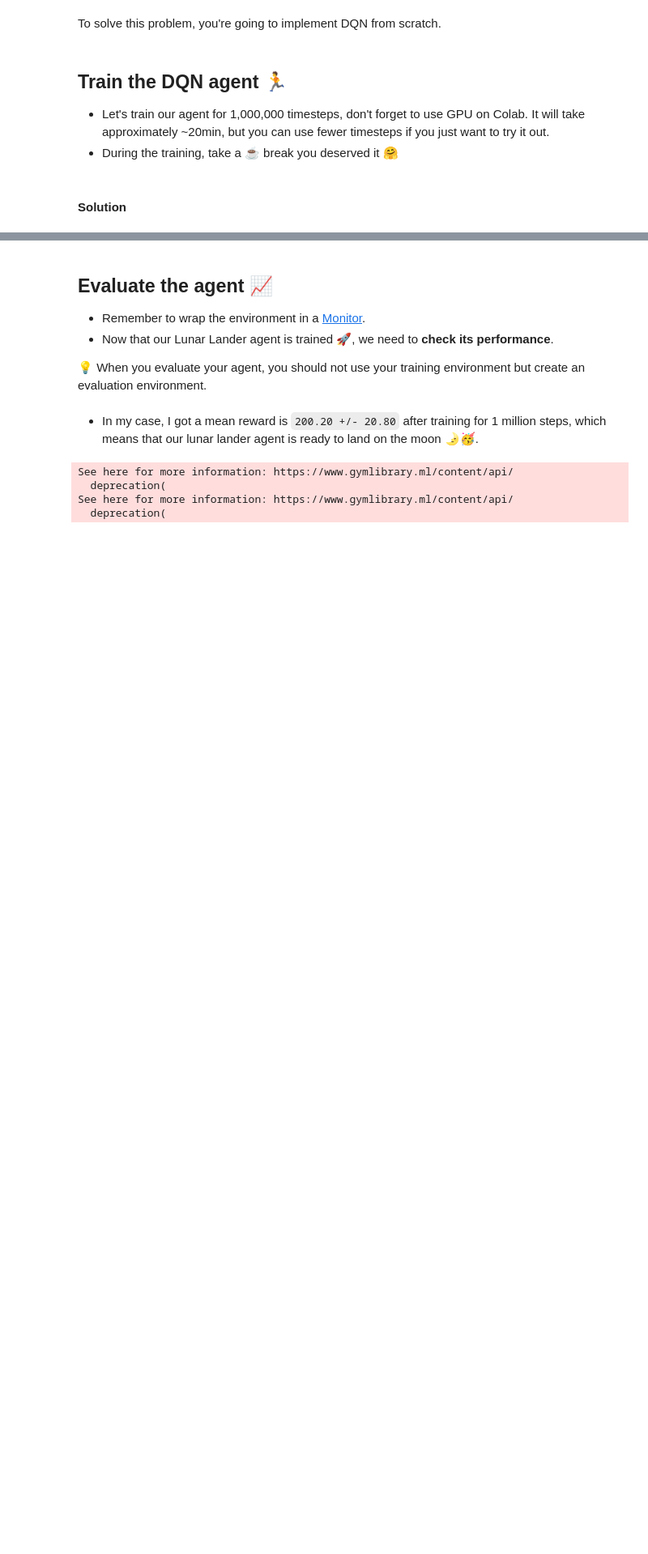
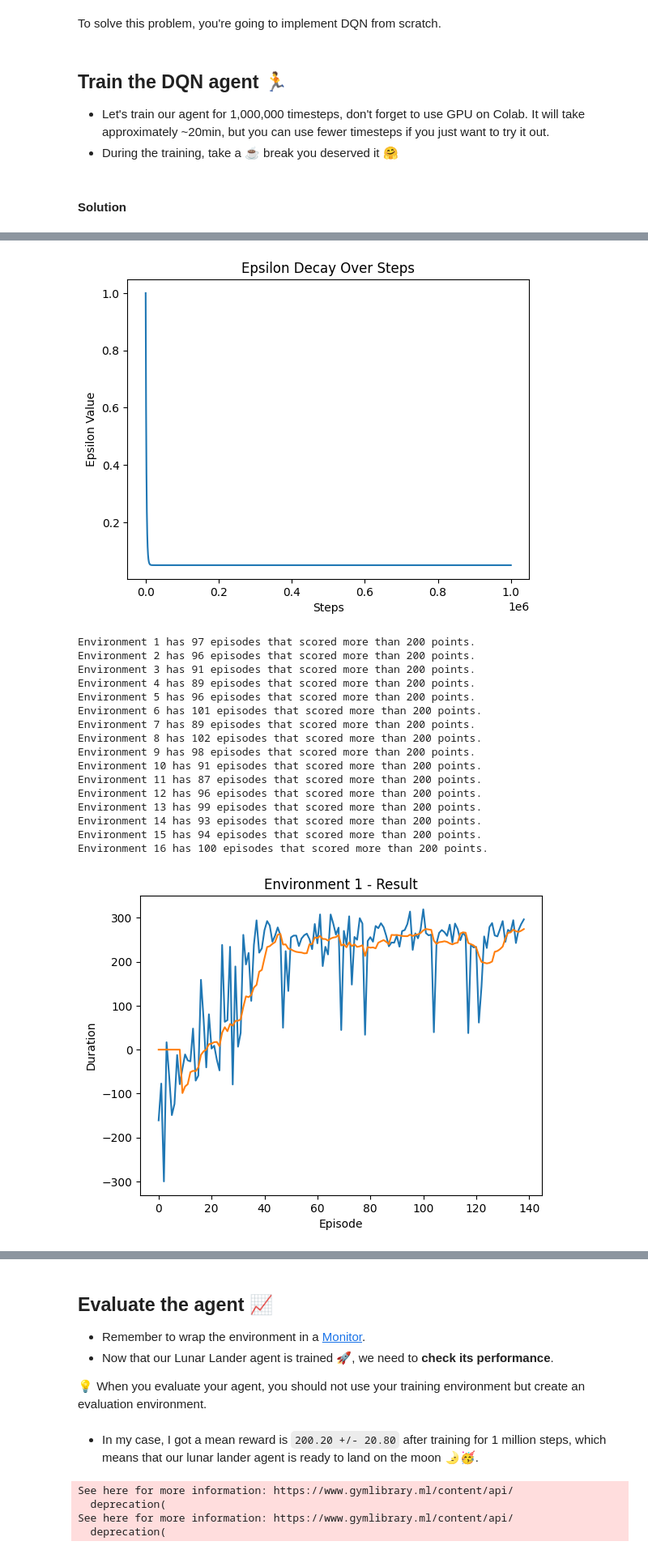
Before and after one commit to cyrilgabriele/RL, a Jupyter notebook: Lab13/DQN_lands_on_the_moon.ipynb, the cells around one changed output, grey strips where cells are left out. Shown at 81% size. Drawn from its saved outputs; the diff is of its cells as text; code cells hidden in the pictures; blank space fills up the shorter version.

```diff
--- a/Lab13/DQN_lands_on_the_moon.ipynb
+++ b/Lab13/DQN_lands_on_the_moon.ipynb
@@ -495,0 +476,72 @@ Complete
+# %%
+def plot_epsilon():
+    num_steps = 1000000
+    steps = range(num_steps)
+
+    # Calculate epsilon values for each step
+    epsilon_values = [get_epsilon(step) for step in steps]
+
+    # Plotting
+    plt.plot(steps, epsilon_values)
+    plt.title('Epsilon Decay Over Steps')
+    plt.xlabel('Steps')
+    plt.ylabel('Epsilon Value')
+    plt.show()
+
+
+def plot_durations(show_result=False):
+
+    # Plot durations for each environment
+    for env_index in range(envs.num_envs):
+        # Count solution episodes
+        solution_episodes = np.sum(np.array(episode_durations[env_index]) >= 200)
+        print(f'Environment {env_index + 1} has {solution_episodes} episodes that scored more than 200 points.')
+
+        plt.figure(env_index + 1)  # Start a new figure for each environment
+        durations_t = torch.tensor(episode_durations[env_index], dtype=torch.float)
+        if show_result:
+            plt.title(f'Environment {env_index + 1} - Result')
+        else:
+            plt.clf()
+            plt.title(f'Environment {env_index + 1} - Training...')
+        plt.xlabel('Episode')
+        plt.ylabel('Duration')
+        plt.plot(durations_t.numpy())
+        # Take 10 episode averages and plot them too
+        if len(durations_t) >= 10:
+            means = durations_t.unfold(0, 10, 1).mean(1).view(-1)
+            means = torch.cat((torch.zeros(9), means))
+            plt.plot(means.numpy())
+
+    plt.pause(0.001)  # pause a bit so that plots are updated
+    if is_ipython:
+        if not show_result:
+            display.display(plt.gcf())
+            display.clear_output(wait=True)
+        else:
+            display.display(plt.gcf())
+
+plot_epsilon()
+
+plot_durations(show_result=True)
+plt.ioff()
+plt.show()
+# %% [output]
+[figure, added]
+Environment 1 has 97 episodes that scored more than 200 points.
+Environment 2 has 96 episodes that scored more than 200 points.
+Environment 3 has 91 episodes that scored more than 200 points.
+Environment 4 has 89 episodes that scored more than 200 points.
+Environment 5 has 96 episodes that scored more than 200 points.
+Environment 6 has 101 episodes that scored more than 200 points.
+Environment 7 has 89 episodes that scored more than 200 points.
+Environment 8 has 102 episodes that scored more than 200 points.
+Environment 9 has 98 episodes that scored more than 200 points.
+Environment 10 has 91 episodes that scored more than 200 points.
+Environment 11 has 87 episodes that scored more than 200 points.
+Environment 12 has 96 episodes that scored more than 200 points.
+Environment 13 has 99 episodes that scored more than 200 points.
+Environment 14 has 93 episodes that scored more than 200 points.
+Environment 15 has 94 episodes that scored more than 200 points.
+Environment 16 has 100 episodes that scored more than 200 points.
+[figure, added]
```
Also changed, not shown: parts of 14 cells of this notebook.
